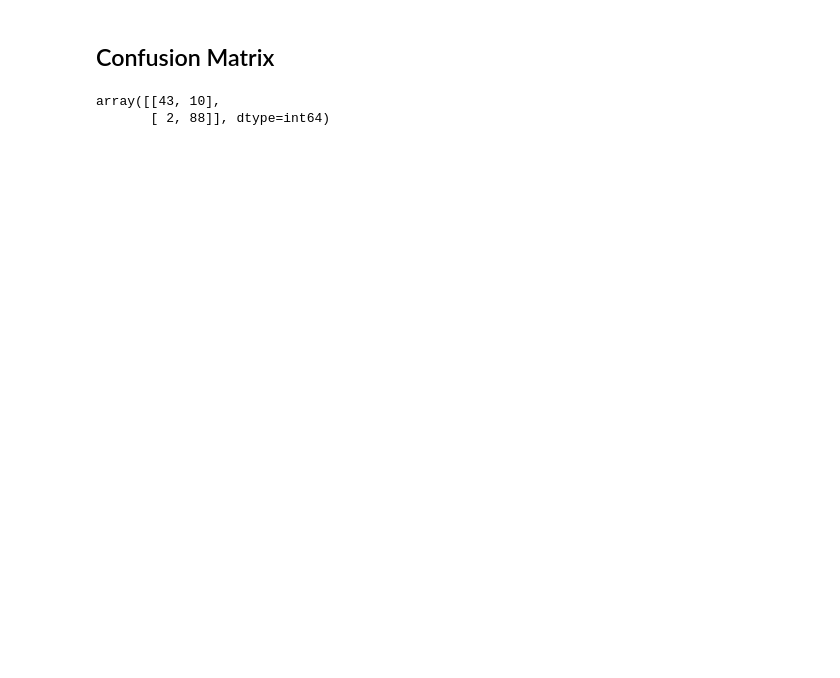
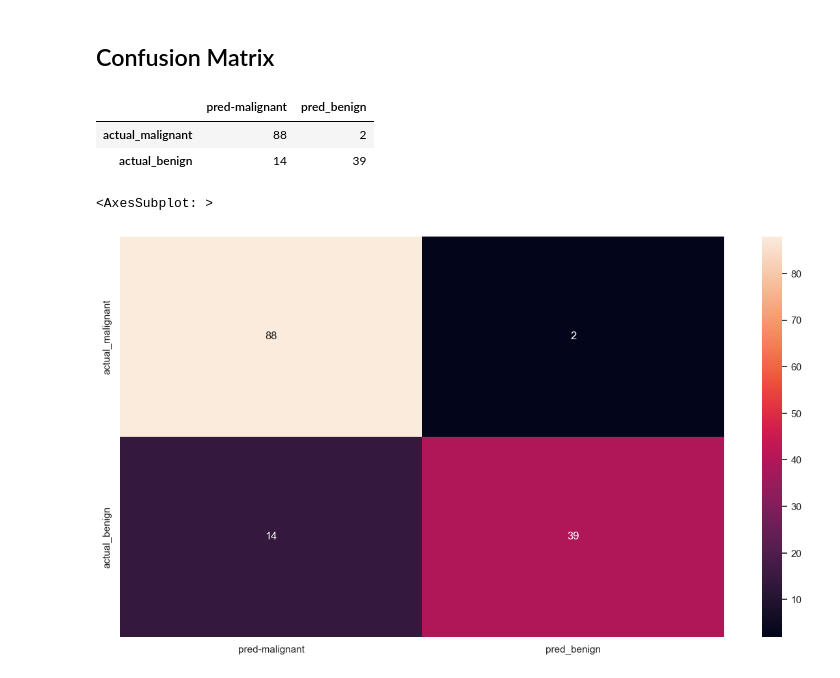
Before and after one commit to Salman0097/ML-Project, a Jupyter notebook: Breast Cancer prediction.ipynb, the cells around one changed output. Saved outputs shown, nothing was run; the diff lists cells and outputs as text; code cells hidden in the pictures; blank space fills up the shorter version.

```diff
--- a/Breast Cancer prediction.ipynb
+++ b/Breast Cancer prediction.ipynb
@@ -239,6 +239,14 @@ from sklearn.metrics import confusion_matrix
-# %%
-con_mat = confusion_matrix(y_test, y_pred)
-con_mat
-# %% [output]
-array([[43, 10],
-       [ 2, 88]], dtype=int64)
+# %%
+con_mat = confusion_matrix(y_test, y_pred, labels=[1,0])
+con_mat_df = pd.DataFrame(con_mat, index=['actual_malignant','actual_benign'],
+                                    columns=['pred-malignant','pred_benign'])
+con_mat_df
+# %% [output]
+|  | pred-malignant | pred_benign |
+| actual_malignant | 88 | 2 |
+| actual_benign | 14 | 39 |
+# %%
+sns.heatmap(con_mat_df,annot=True)
+# %% [output]
+<AxesSubplot: >
+[figure, added]
```
Also changed, not shown: parts of 14 cells of this notebook.
